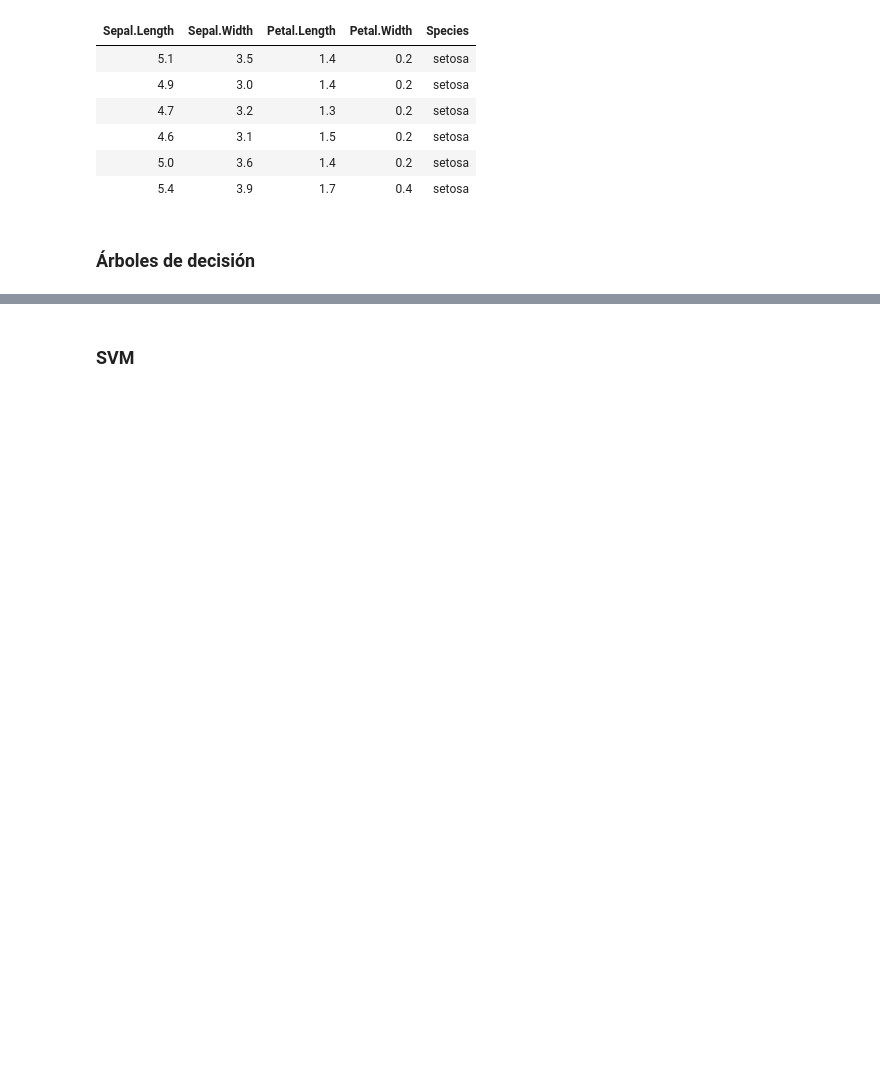
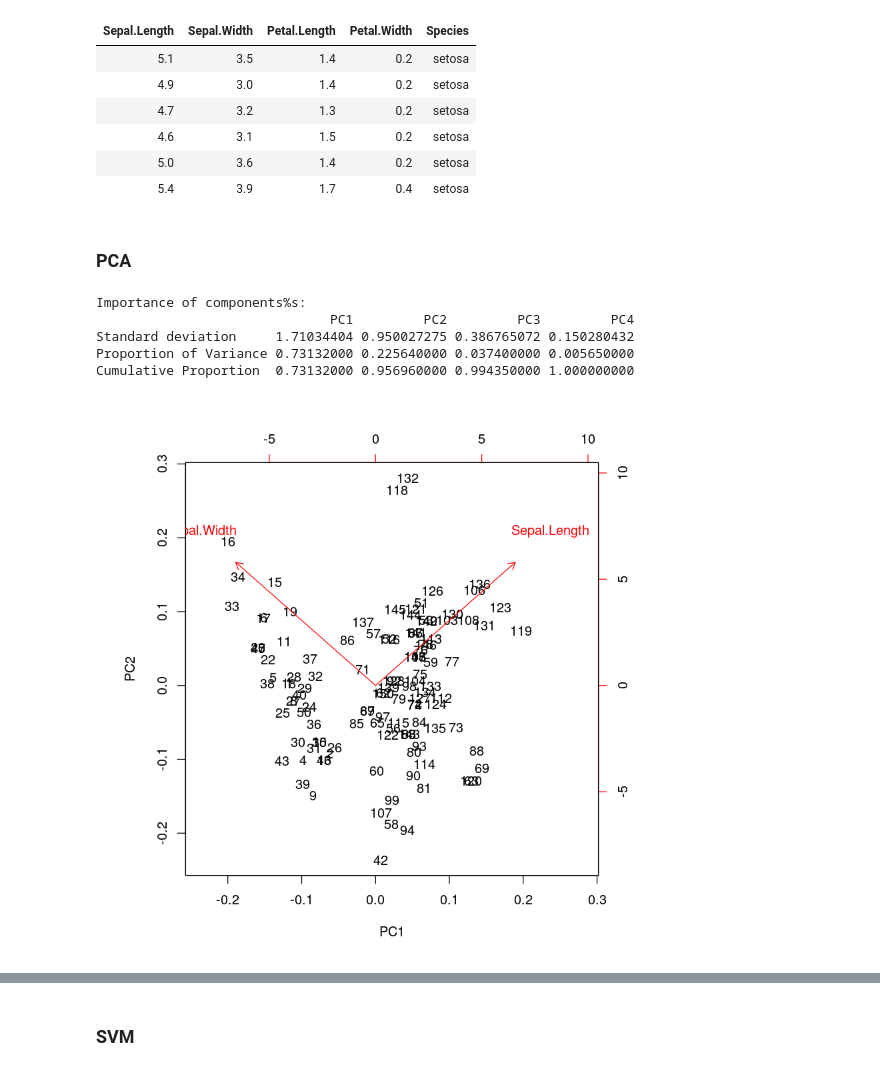
Before and after one commit to matiasbattocchia/clases-aprendizaje-automatico, a Jupyter notebook: Clases R.ipynb, the cells around one changed output, grey strips where cells are left out. Cells and saved outputs as stored; diff of their text form; code cells hidden in the pictures; blank space fills up the shorter version.

```diff
--- a/Clases R.ipynb
+++ b/Clases R.ipynb
@@ -36,12 +26,23 @@ head(iris)
 # %%
 set.seed(3456)
 
-train_index <- createDataPartition(iris$Species,
-                                  p = .8,
-                                  list = FALSE,
-                                  times = 1)
+train_index <- createDataPartition(iris$Species, p=0.8, list=FALSE)
 # %%
 train <- iris[ train_index,]
 test  <- iris[-train_index,]
-# %% [markdown]
-### Árboles de decisión
+# %% [markdown]
+### PCA
+# %%
+iris.pca <- prcomp(train[, 1:2], center=TRUE, scale.=TRUE)
+# %%
+summary(iris.pca)
+# %% [output]
+Importance of components%s:
+                              PC1         PC2         PC3         PC4
+Standard deviation     1.71034404 0.950027275 0.386765072 0.150280432
+Proportion of Variance 0.73132000 0.225640000 0.037400000 0.005650000
+Cumulative Proportion  0.73132000 0.956960000 0.994350000 1.000000000
+# %%
+biplot(iris.pca)
+# %% [output]
+[figure, added]
```
Also changed, not shown: parts of 7 cells of this notebook.
